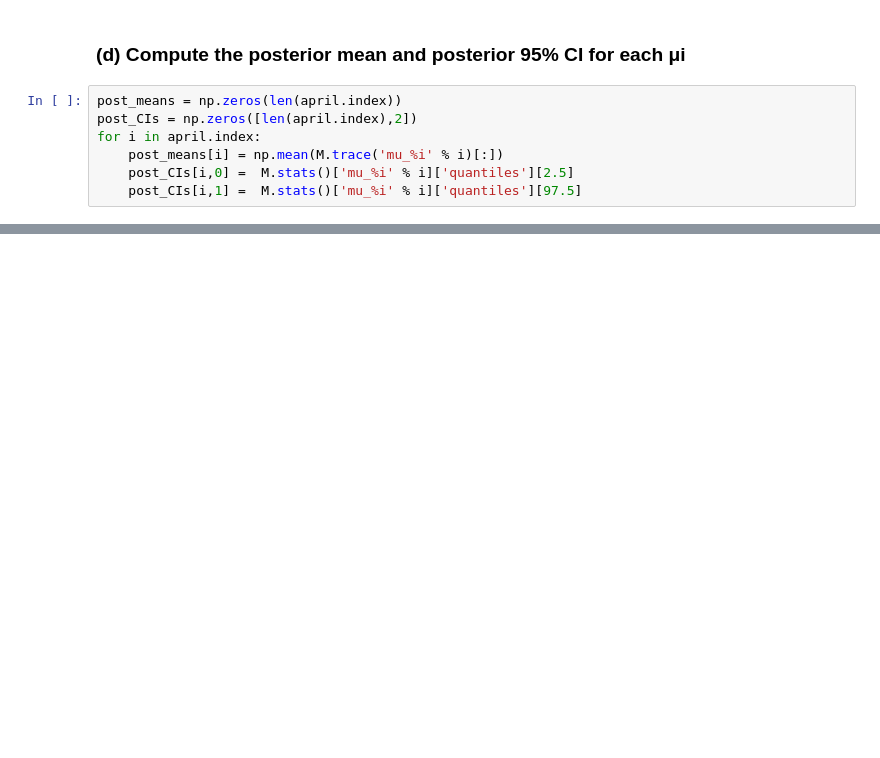
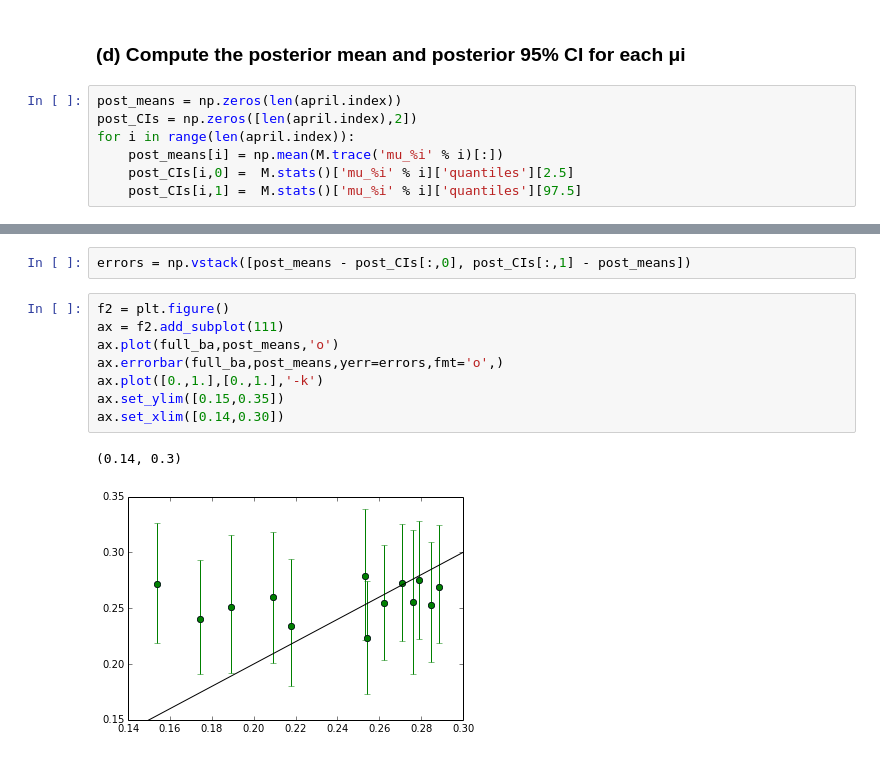
Before and after one commit to smwahl/ay250_swahl, a Jupyter notebook: hw_11/hw_11.ipynb, the cells around one changed output, grey strips where cells are left out. Drawn from its saved outputs; the diff is of its cells as text; blank space fills up the shorter version.

```diff
--- a/hw_11/hw_11.ipynb
+++ b/hw_11/hw_11.ipynb
@@ -132,7 +130,7 @@ plt.plot(M.trace('mu_10')[:])
 # %%
 post_means = np.zeros(len(april.index))
 post_CIs = np.zeros([len(april.index),2])
-for i in april.index:
+for i in range(len(april.index)):
     post_means[i] = np.mean(M.trace('mu_%i' % i)[:])
     post_CIs[i,0] =  M.stats()['mu_%i' % i]['quantiles'][2.5]
     post_CIs[i,1] =  M.stats()['mu_%i' % i]['quantiles'][97.5]
@@ -157,0 +209,13 @@ plt.axvline(x=lpost97_5, color='red',lw=3, linestyle='--')
+# %%
+errors = np.vstack([post_means - post_CIs[:,0], post_CIs[:,1] - post_means])
+# %%
+f2 = plt.figure()
+ax = f2.add_subplot(111)
+ax.plot(full_ba,post_means,'o')
+ax.errorbar(full_ba,post_means,yerr=errors,fmt='o',)
+ax.plot([0.,1.],[0.,1.],'-k')
+ax.set_ylim([0.15,0.35])
+ax.set_xlim([0.14,0.30])
+# %% [output]
+(0.14, 0.3)
+[figure, added]
```
Also changed, not shown: parts of 15 cells of this notebook, 2 other files.
